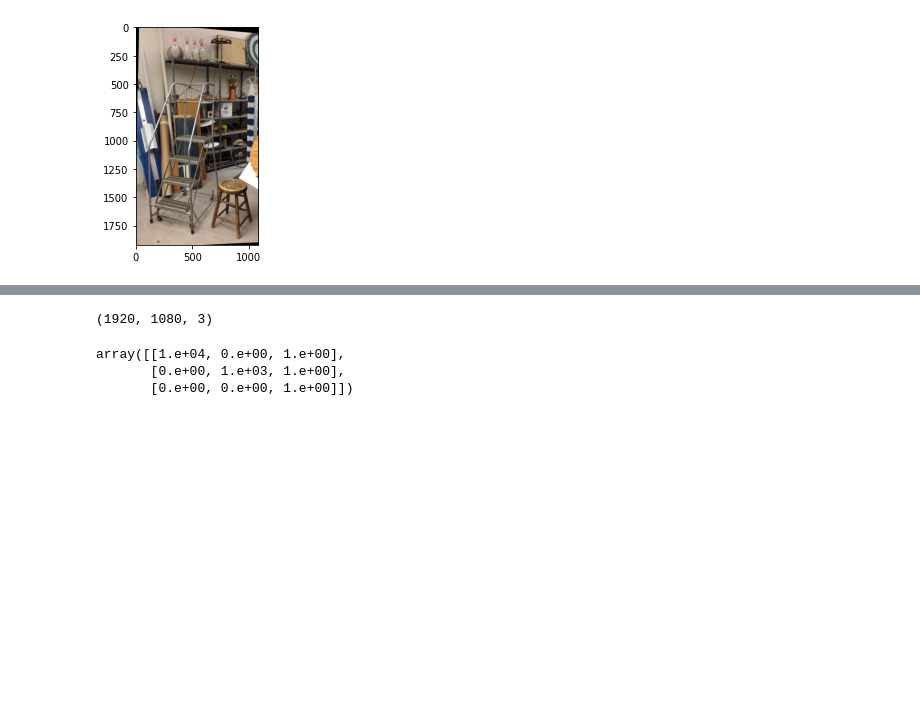
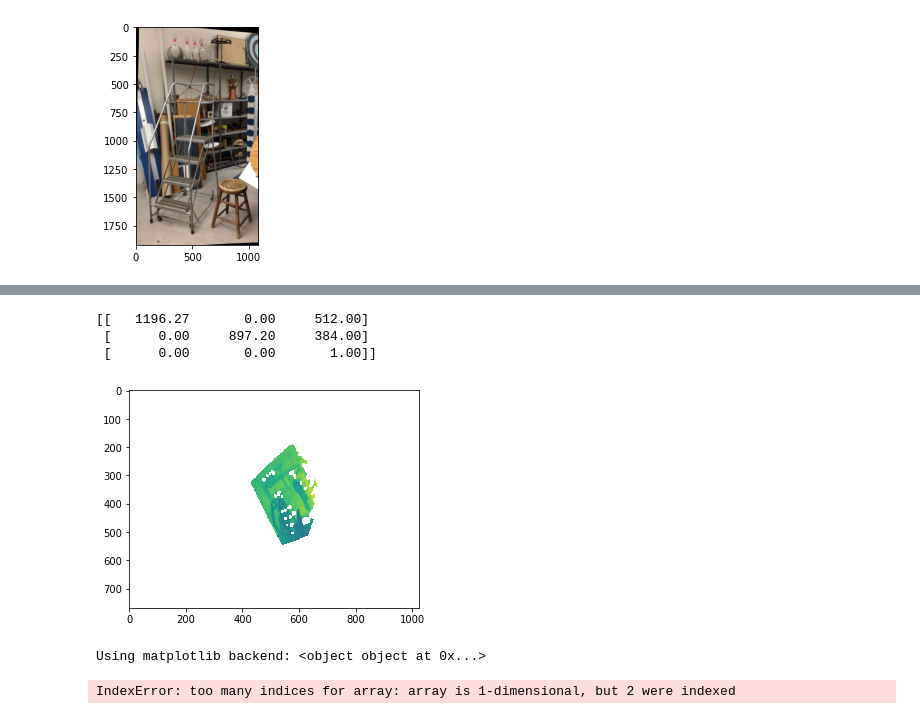
Before and after one commit to ushichka/dmcp, a Jupyter notebook: notebooks/middlebury_depth.ipynb, the cells around one changed output, grey strips where cells are left out. Drawn from its saved outputs; the diff is of its cells as text; code cells hidden in the pictures; blank space fills up the shorter version.

```diff
--- a/notebooks/middlebury_depth.ipynb
+++ b/notebooks/middlebury_depth.ipynb
@@ -63,12 +61,0 @@ ValueError: Number of scalars (6220800) must match either the number of points (
-# %%
-im.shape
-# %% [output]
-(1920, 1080, 3)
-# %%
-
-K = np.array([[10000.0,0,1],[0,1000,1],[0,0,1]])
-K
-# %% [output]
-array([[1.e+04, 0.e+00, 1.e+00],
-       [0.e+00, 1.e+03, 1.e+00],
-       [0.e+00, 0.e+00, 1.e+00]])
@@ -90,0 +62,28 @@ cloud.plot(render_points_as_spheres=True,eye_dome_lighting=True,notebook=False)
+# %%
+from src.dmcpworkflow.capture_depth import generate_depth_map
+
+tup = generate_depth_map(mesh)
+# %%
+_dm, _dmK, _dmP = tup
+
+print(_dmK)
+
+plt.imshow(_dm)
+plt.show()
+# %% [output]
+[[   1196.27       0.00     512.00]
+ [      0.00     897.20     384.00]
+ [      0.00       0.00       1.00]]
+[figure, added]
+# %%
+from src.dmcpworkflow.annotate_points import annotate
+
+%matplotlib
+cps = annotate(im[:,:,0],dm)
+%matplotlib inline
+# %% [output]
+Using matplotlib backend: <object object at 0x...>
+# %%
+cps[:,2:] = cps[:,:2]
+# %% [output]
+IndexError: too many indices for array: array is 1-dimensional, but 2 were indexed
```
Also changed, not shown: parts of 11 cells of this notebook, 3 other files.
